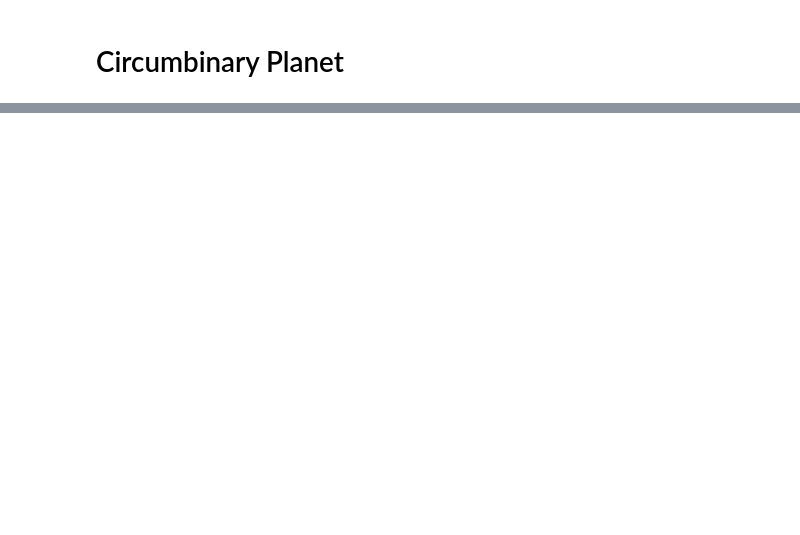
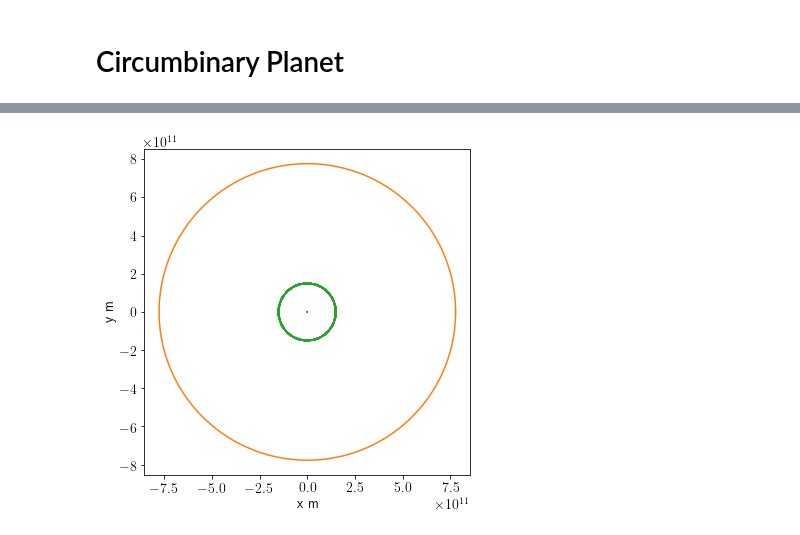
Before and after one commit to SeanMurphy23/CircumbinaryPlanet, a Jupyter notebook: CircumbinaryPlanet.ipynb, the cells around one changed output, grey strips where cells are left out. Cells and saved outputs as stored; diff of their text form; code cells hidden in the pictures; blank space fills up the shorter version.

```diff
--- a/CircumbinaryPlanet.ipynb
+++ b/CircumbinaryPlanet.ipynb
@@ -42,9 +42,9 @@ def threebodyfunc(vec, t):
     ax2 = -(G*m1/d12**3)*dx12 + (G*m3/d23**3)*dx23
     ay2 = -(G*m1/d12**3)*dy12 + (G*m3/d23**3)*dy23
     az2 = -(G*m1/d12**3)*dz12 + (G*m3/d23**3)*dz23
-    ax3 = -(G*m1/d13**3)*dx13 - (G*m3/d23**3)*dx23
-    ay3 = -(G*m1/d13**3)*dy13 - (G*m3/d23**3)*dy23
-    az3 = -(G*m1/d13**3)*dz13 - (G*m3/d23**3)*dz23
+    ax3 = -(G*m1/d13**3)*dx13 - (G*m2/d23**3)*dx23
+    ay3 = -(G*m1/d13**3)*dy13 - (G*m2/d23**3)*dy23
+    az3 = -(G*m1/d13**3)*dz13 - (G*m2/d23**3)*dz23
 
     #idk what to do for these
 
@@ -65,0 +109,46 @@ m2 = (0.5 * u.Msun).decompose().value
+# %%
+#initial conditions, sun jupiter earth
+m1 = (1 * u.Msun).decompose().value
+m2 = (1 * u.Mjup).decompose().value
+m3 = (1 * u.Mearth).decompose().value
+mu = (m1*m2)/(m1+m2)
+G = const.G.value
+a = (5.2 * u.AU).decompose().value
+a3 = (1 * u.AU).decompose().value
+
+r1 = -a*(mu/m1)
+r2 = a*(mu/m2)
+r3 = a3
+
+P = 2*np.pi*np.sqrt((a**3)/(G*(m1+m2)))
+P3 = 2*np.pi*np.sqrt((r3**3)/(G*(m1+m2)))
+
+v1 = 2*np.pi*r1/P
+v2 = 2*np.pi*r2/P
+v3 = 2*np.pi*r3/P3
+
+vect = np.array([r1, 0, 0, 0, v1, 0, r2, 0, 0, 0, v2, 0, r3, 0, 0, 0, v3, 0])
+tarr = np.linspace(0,P,200)
+
+ans = integrate.odeint(threebodyfunc, vect, tarr)
+
+x1, y1, z1 = ans[:,0], ans[:,1], ans[:,2]
+vx1, vy1, vz1 = ans[:,3], ans[:,4], ans[:,5]
+
+x2, y2, z2 = ans[:,6], ans[:,7], ans[:,8]
+vx2, vy2, vz2 = ans[:,9], ans[:,10], ans[:,11]
+
+x3, y3, z3 = ans[:,12], ans[:,13], ans[:,14]
+vx3, vy3, vz3 = ans[:,15], ans[:,16], ans[:,17]
+
+plt.figure(figsize=(6,6))
+plt.plot(x1,y1)
+plt.plot(x2,y2)
+plt.plot(x3,y3)
+plt.xlabel('x m')
+plt.ylabel('y m')
+#plt.title('Circular Orbit')
+plt.gca().set_aspect('equal')
+plt.show()
+# %% [output]
+[figure, added]
```
Also changed, not shown: parts of 6 cells of this notebook.
